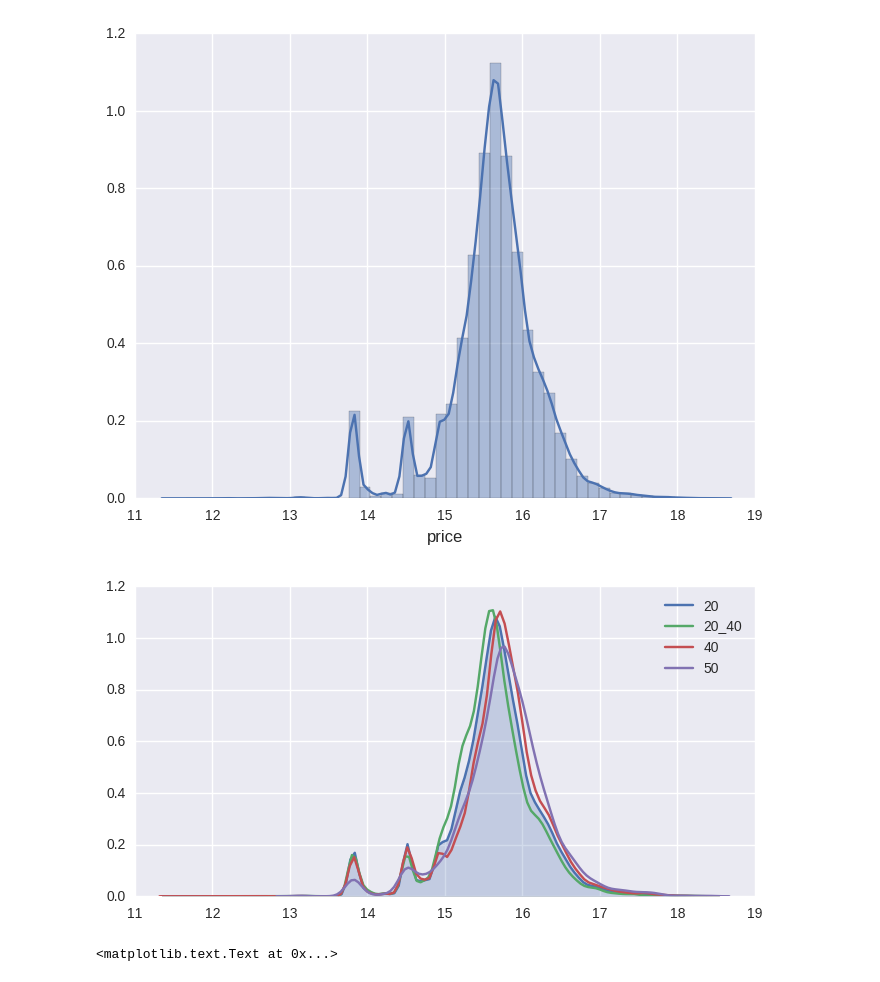
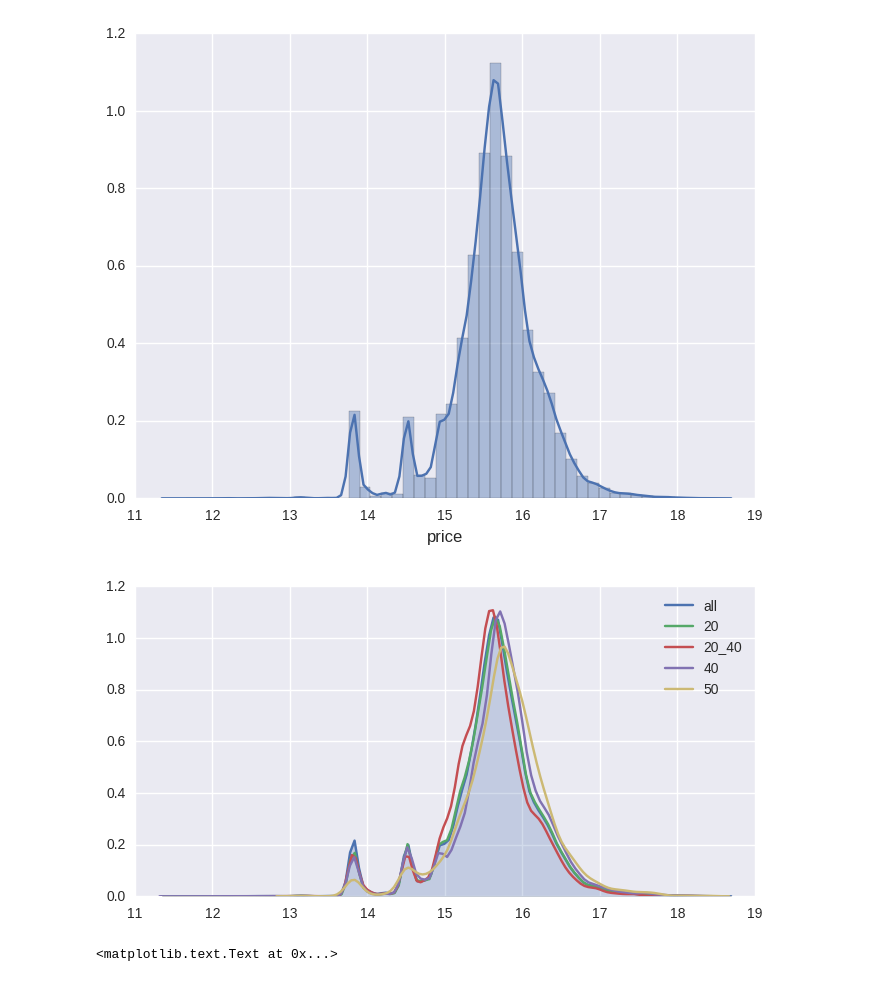
Before and after one commit to m-rahimi/Machine_learning_Python, a Jupyter notebook: Sberbank/Time_analysis.ipynb, the cells around one changed output. Saved outputs shown, nothing was run; the diff lists cells and outputs as text; code cells hidden in the pictures.

```diff
--- a/Sberbank/Time_analysis.ipynb
+++ b/Sberbank/Time_analysis.ipynb
@@ -62,21 +68,23 @@ data["day"] = data["timestamp"].dt.weekday
 data["time_month"] = (data['year'] - 2011) * 12 + data["month"]
 data["time_week"] = (data['year'] - 2011) * 53 + data["week"]
 # %%
+plt.figure(figsize=(8,4))
+sns.kdeplot(ylog, shade=True, label="all")
+
 index = (data[:num_train].time_month.values > 20)
-plt.figure(figsize=(8,4))
-sns.kdeplot(ylog[index], shade=True, label="20")
+sns.kdeplot(ylog[index], shade=False, label="20")
 
 index = (data[:num_train].time_month.values > 20) & (data[:num_train].time_month.values < 40)
 sns.kdeplot(ylog[index], shade=False, label="20_40")
 
 index = (data[:num_train].time_month.values > 40)
 sns.kdeplot(ylog[index], shade=False, label="40")
 
 index = (data[:num_train].time_month.values > 50)
 sns.kdeplot(ylog[index], shade=False, label="50")
 plt.legend(loc='best');
 # %% [output]
-[figure, old version]
+[figure, new version]
 # %%
 fig, axs = plt.subplots(ncols=1, figsize=(16, 6))
 sns.countplot(x = 'time_month', data = data, ax=axs)
```
Also changed, not shown: parts of 2 cells of this notebook.
